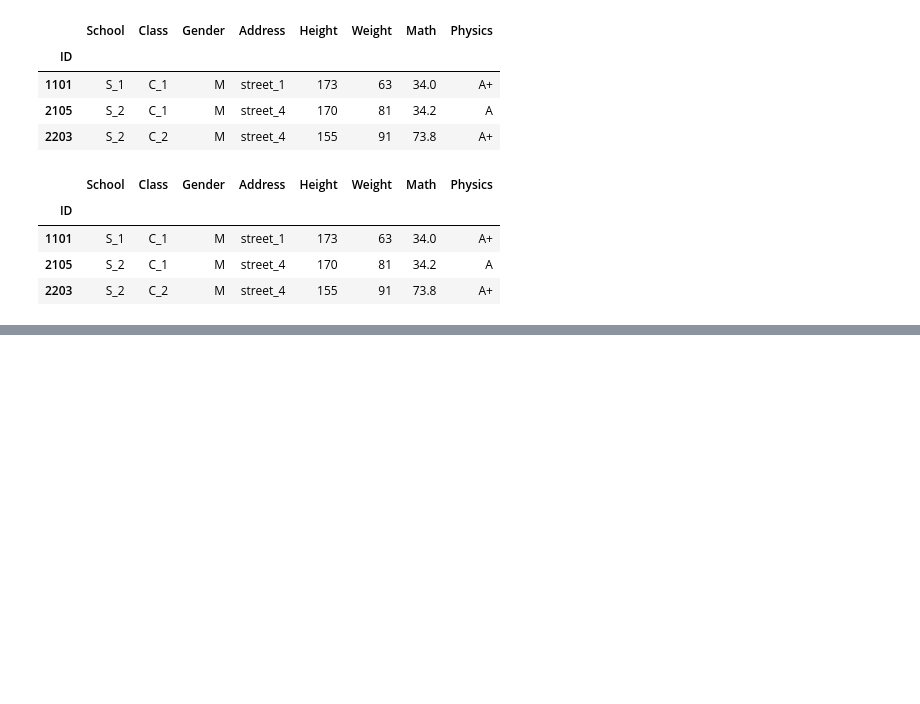
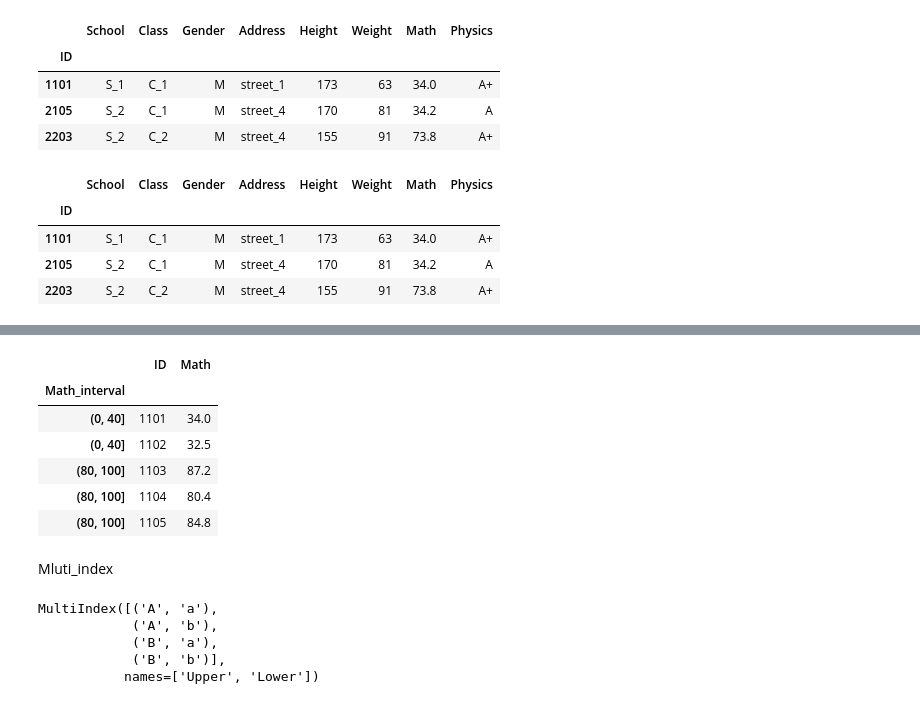
Before and after one commit to WBGZDTSL/code_practice, a Jupyter notebook: Pandas_practice_Index_2022.07.07.ipynb, the cells around one changed output, grey strips where cells are left out. Drawn from its saved outputs; the diff is of its cells as text; code cells hidden in the pictures; blank space fills up the shorter version.

```diff
--- a/Pandas_practice_Index_2022.07.07.ipynb
+++ b/Pandas_practice_Index_2022.07.07.ipynb
@@ -481,0 +513,3 @@ df[df[['Address','Physics']].isin({'Address':['street_1','street_4'],'Physics':[
+# %%
+math_interval = pd.cut(df['Math'],bins=[0,40,60,80,100])
+math_interval.head(10)
@@ -481,0 +530,24 @@ df[df[['Address','Physics']].isin({'Address':['street_1','street_4'],'Physics':[
+# %%
+df_i = df.join(math_interval,rsuffix='_interval')[['Math','Math_interval']]\
+            .reset_index().set_index('Math_interval')
+df_i.head()
+# %% [output]
+|  | ID | Math |
+| Math_interval |  |  |
+| (0, 40] | 1101 | 34.0 |
+| (0, 40] | 1102 | 32.5 |
+| (80, 100] | 1103 | 87.2 |
+| (80, 100] | 1104 | 80.4 |
+| (80, 100] | 1105 | 84.8 |
+# %% [markdown]
+Mluti_index
+# %%
+tuples = [('A','a'),('A','b'),('B','a'),('B','b')]
+mul_index = pd.MultiIndex.from_tuples(tuples,names=('Upper','Lower'))
+mul_index
+# %% [output]
+MultiIndex([('A', 'a'),
+            ('A', 'b'),
+            ('B', 'a'),
+            ('B', 'b')],
+           names=['Upper', 'Lower'])
```
Also changed, not shown: parts of 13 cells of this notebook, 1 other file.
